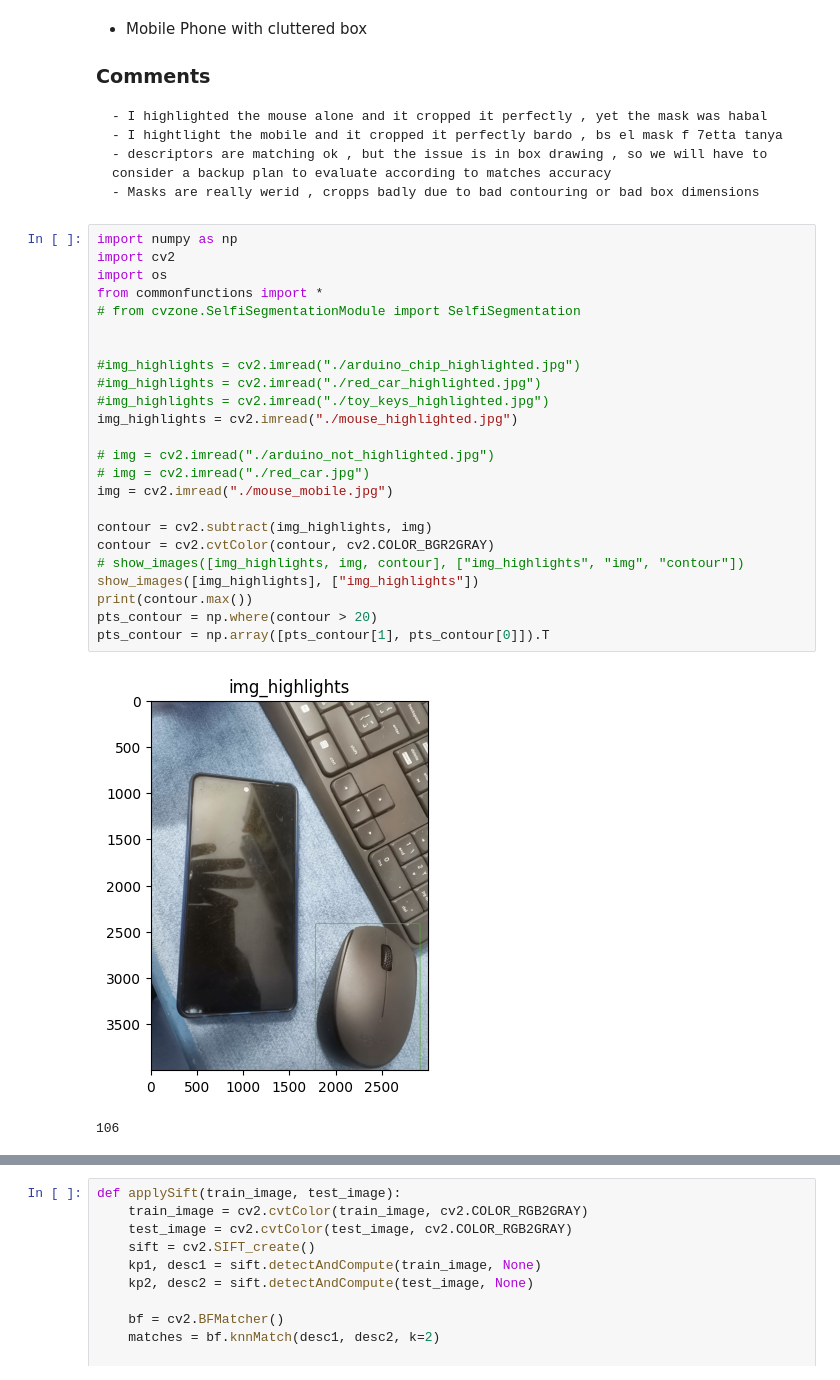
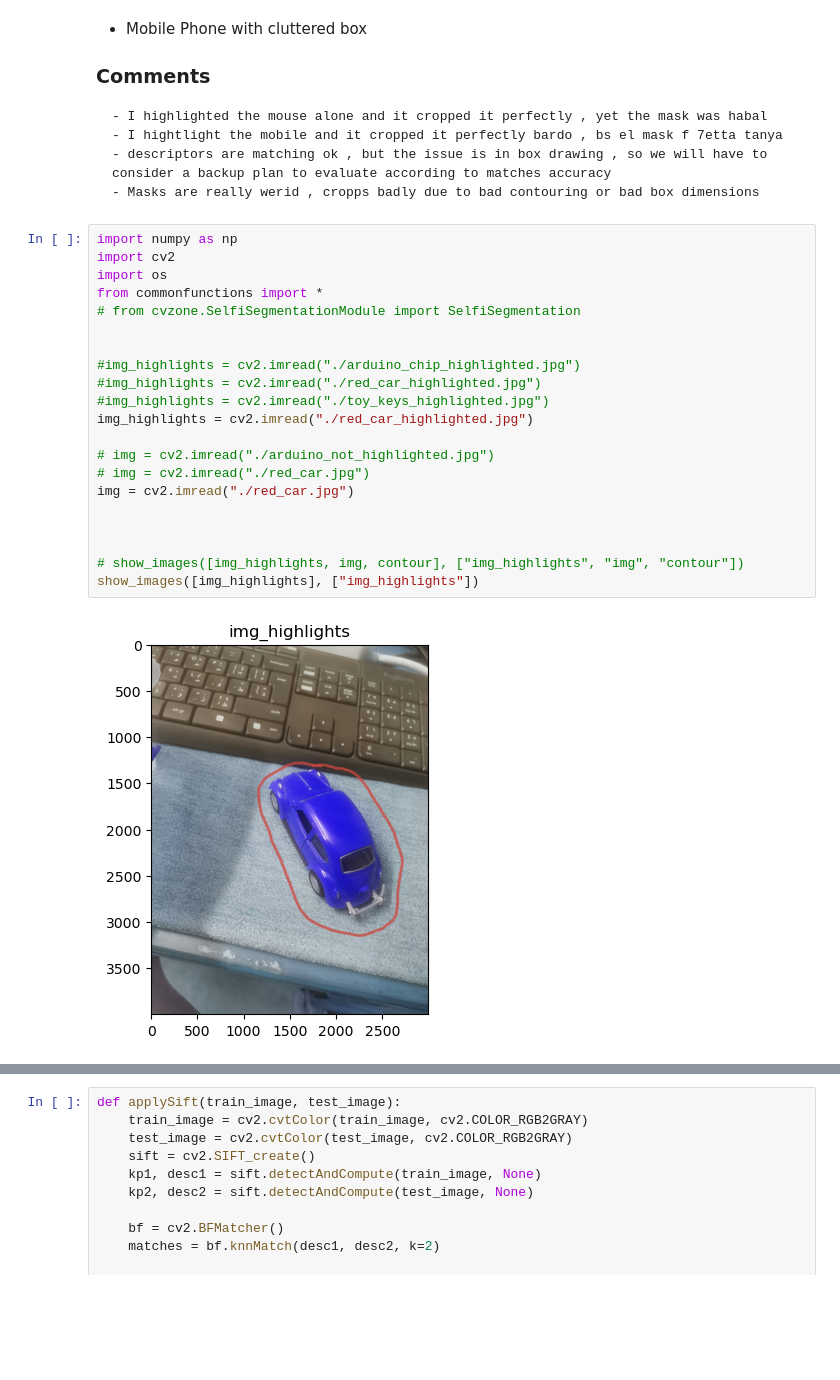
Before and after one commit to Grintaking19/Lost-Found-Items, a Jupyter notebook: image_crop.ipynb, the cells around one changed output, grey strips where cells are left out. Cells and saved outputs as stored; diff of their text form; blank space fills up the shorter version.

```diff
--- a/image_crop.ipynb
+++ b/image_crop.ipynb
@@ -26,27 +26,23 @@
 # %%
 import numpy as np
 import cv2
 import os
 from commonfunctions import *
 # from cvzone.SelfiSegmentationModule import SelfiSegmentation
 
 
 #img_highlights = cv2.imread("./arduino_chip_highlighted.jpg")
 #img_highlights = cv2.imread("./red_car_highlighted.jpg")
 #img_highlights = cv2.imread("./toy_keys_highlighted.jpg")
-img_highlights = cv2.imread("./mouse_highlighted.jpg")
+img_highlights = cv2.imread("./red_car_highlighted.jpg")
 
 # img = cv2.imread("./arduino_not_highlighted.jpg")
 # img = cv2.imread("./red_car.jpg")
-img = cv2.imread("./mouse_mobile.jpg")
+img = cv2.imread("./red_car.jpg")
 
-contour = cv2.subtract(img_highlights, img)
-contour = cv2.cvtColor(contour, cv2.COLOR_BGR2GRAY)
+
+
 # show_images([img_highlights, img, contour], ["img_highlights", "img", "contour"])
 show_images([img_highlights], ["img_highlights"])
-print(contour.max())
-pts_contour = np.where(contour > 20)
-pts_contour = np.array([pts_contour[1], pts_contour[0]]).T
 # %% [output]
-[figure, old version]
+[figure, new version]
-106
```
Also changed, not shown: parts of 9 cells of this notebook, 3 other files.
